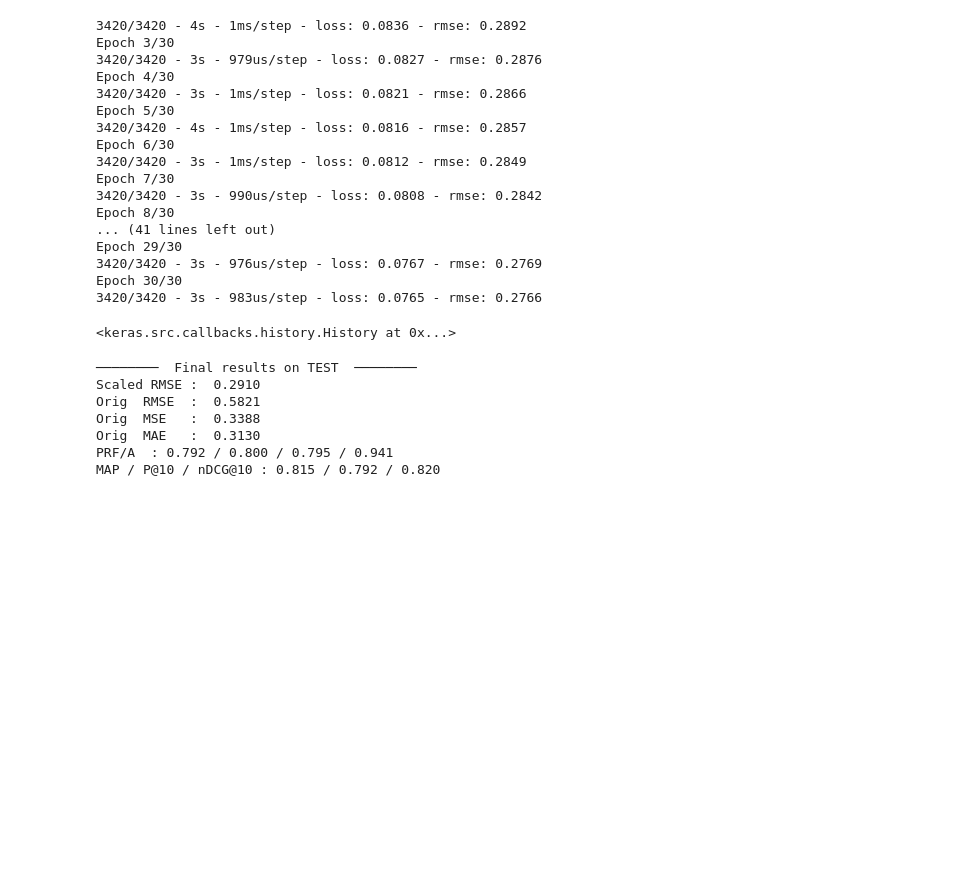
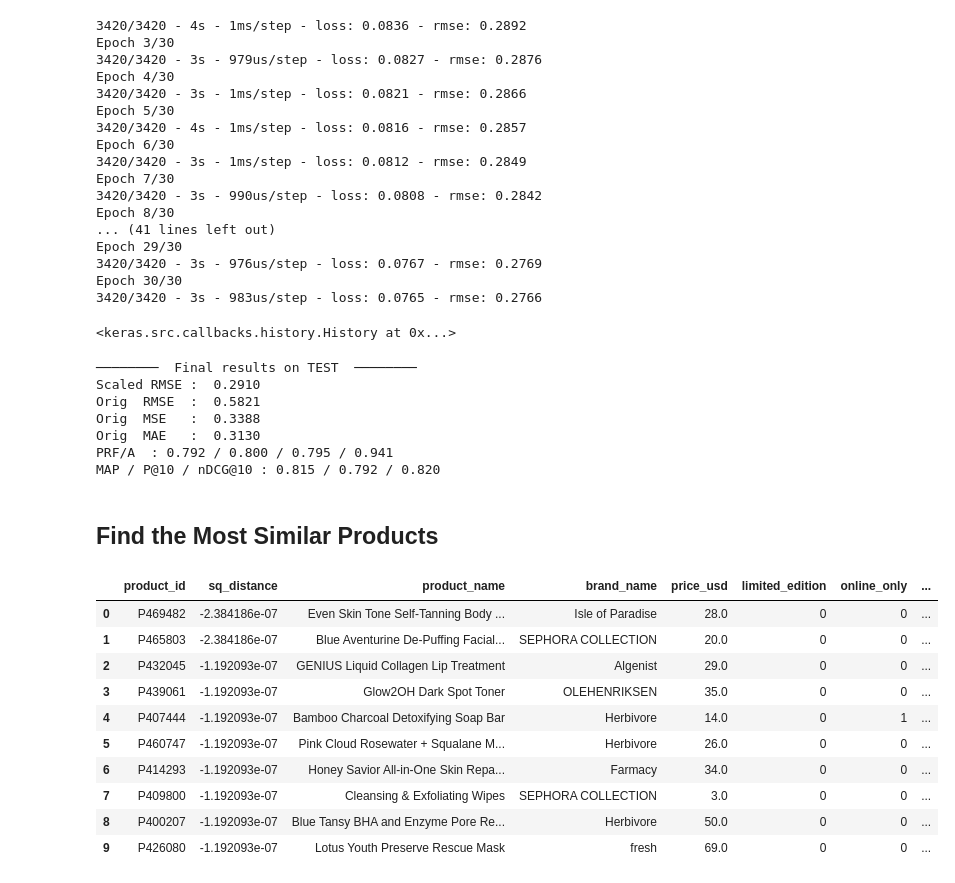
Before and after one commit to nurs-1502/Web_Mining_Project, a Jupyter notebook: NeuralNetworkApproach/NN_w_textFeatures.ipynb, the cells around one changed output. Saved outputs shown, nothing was run; the diff lists cells and outputs as text; code cells hidden in the pictures; blank space fills up the shorter version.

```diff
--- a/NeuralNetworkApproach/NN_w_textFeatures.ipynb
+++ b/NeuralNetworkApproach/NN_w_textFeatures.ipynb
@@ -1083,3 +1083,5 @@ Orig  MSE   :  0.3388
 Orig  MAE   :  0.3130
 PRF/A  : 0.792 / 0.800 / 0.795 / 0.941
 MAP / P@10 / nDCG@10 : 0.815 / 0.792 / 0.820
+# %% [markdown]
+## Find the Most Similar Products
@@ -1085,0 +1140,21 @@ MAP / P@10 / nDCG@10 : 0.815 / 0.792 / 0.820
+# %%
+query_id = "P420652"
+similar_items = most_similar_items(query_id, top_k=10)
+merged = pd.merge(similar_items,
+                  pro_inf[['product_id', 'product_name', 'brand_name', 'price_usd', 'limited_edition', 'online_only', 'primary_category', 'secondary_category']],
+                  on='product_id',
+                  how='left')
+
+display(merged)
+# %% [output]
+|  | product_id | sq_distance | product_name | brand_name | price_usd | limited_edition | online_only | ... |
+| 0 | P469482 | -2.384186e-07 | Even Skin Tone Self-Tanning Body ... | Isle of Paradise | 28.0 | 0 | 0 | ... |
+| 1 | P465803 | -2.384186e-07 | Blue Aventurine De-Puffing Facial... | SEPHORA COLLECTION | 20.0 | 0 | 0 | ... |
+| 2 | P432045 | -1.192093e-07 | GENIUS Liquid Collagen Lip Treatment | Algenist | 29.0 | 0 | 0 | ... |
+| 3 | P439061 | -1.192093e-07 | Glow2OH Dark Spot Toner | OLEHENRIKSEN | 35.0 | 0 | 0 | ... |
+| 4 | P407444 | -1.192093e-07 | Bamboo Charcoal Detoxifying Soap Bar | Herbivore | 14.0 | 0 | 1 | ... |
+| 5 | P460747 | -1.192093e-07 | Pink Cloud Rosewater + Squalane M... | Herbivore | 26.0 | 0 | 0 | ... |
+| 6 | P414293 | -1.192093e-07 | Honey Savior All-in-One Skin Repa... | Farmacy | 34.0 | 0 | 0 | ... |
+| 7 | P409800 | -1.192093e-07 | Cleansing & Exfoliating Wipes | SEPHORA COLLECTION | 3.0 | 0 | 0 | ... |
+| 8 | P400207 | -1.192093e-07 | Blue Tansy BHA and Enzyme Pore Re... | Herbivore | 50.0 | 0 | 0 | ... |
+| 9 | P426080 | -1.192093e-07 | Lotus Youth Preserve Rescue Mask | fresh | 69.0 | 0 | 0 | ... |
```
Also changed, not shown: parts of 4 cells of this notebook, 2 other files.
